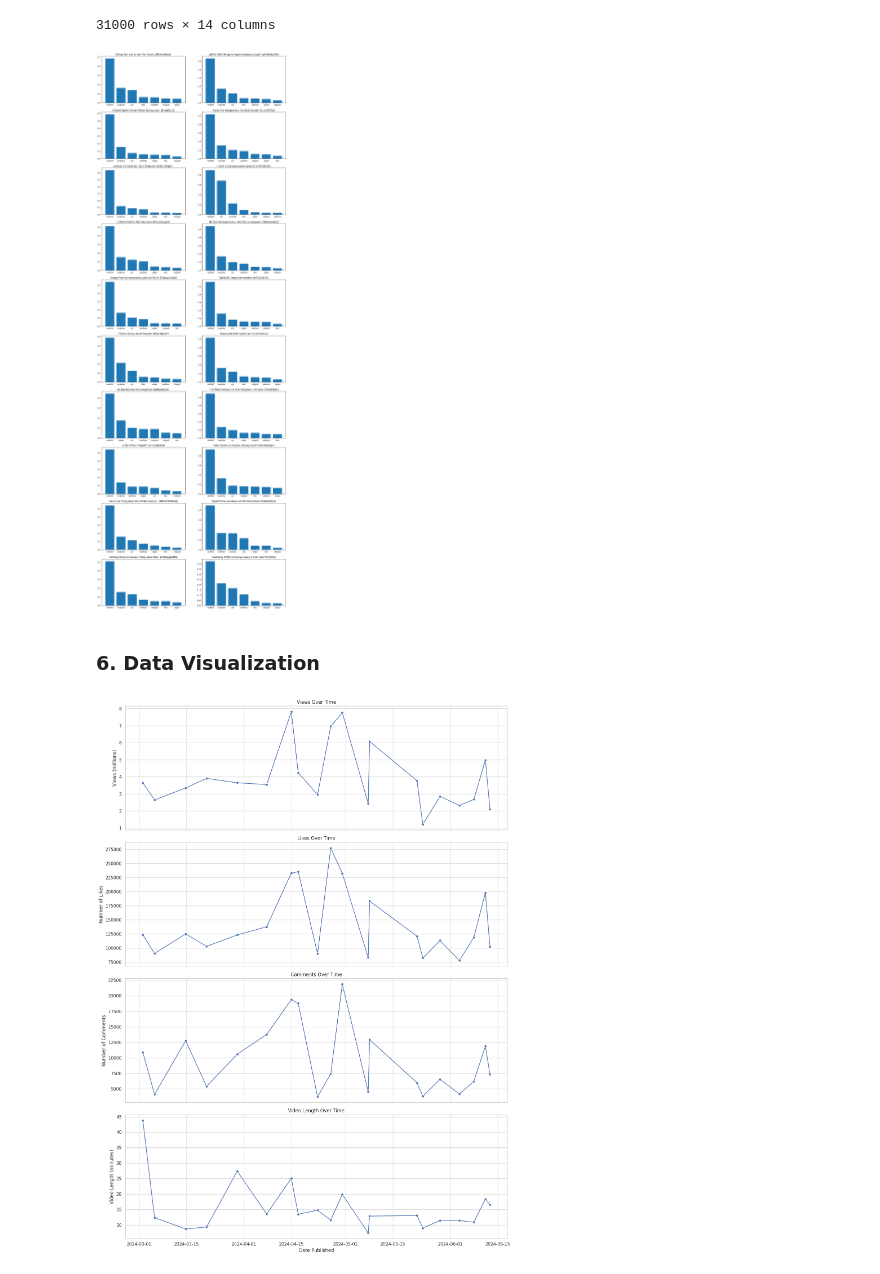
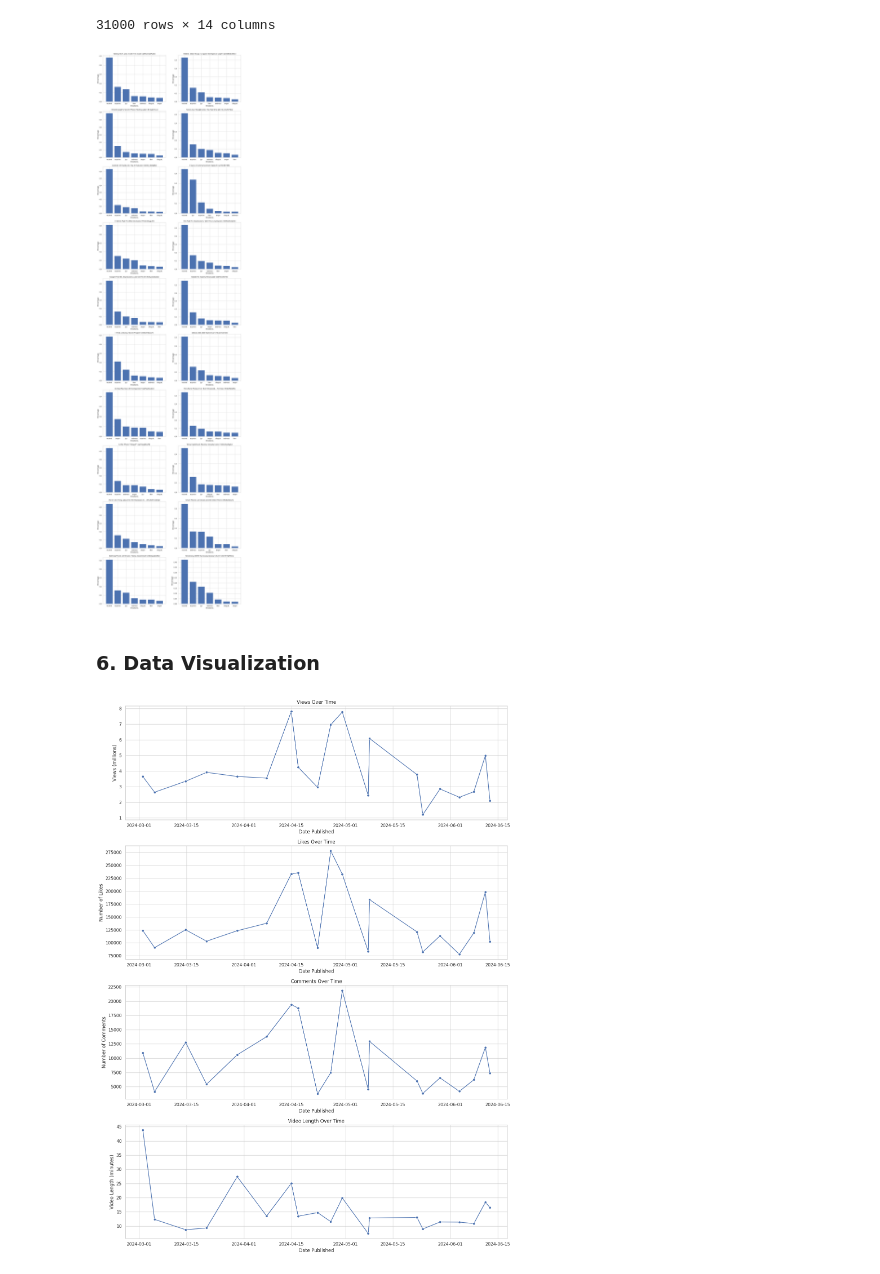
Before and after one commit to OctavianNistora/DM-Project, a Jupyter notebook: DM_Project.ipynb, the cells around one changed output. Saved outputs shown, nothing was run; the diff lists cells and outputs as text; code cells hidden in the pictures.

```diff
--- a/DM_Project.ipynb
+++ b/DM_Project.ipynb
@@ -795,15 +798,17 @@ for comment_graph_info in sentiment_comment_df[['Video ID', 'Video Title']].drop
 # Create a figure with subplots to display the dominant emotion and the percentage of each emotion for each video in a bar graph
 figure, axis = plt.subplots(gridsVertical, gridsHorizontal)
 figure.set_figwidth(18)
-figure.set_figheight(54)
+figure.set_figheight(72)
 
 # Loop through the comment graph information list and create a bar graph for each video
 for i in range(gridsVertical):
   for j in range(gridsHorizontal):
     axis[i, j].bar(comment_graph_info_list[i*gridsHorizontal+j][2], comment_graph_info_list[i*gridsHorizontal+j][3])
     axis[i, j].set_title(f'{comment_graph_info_list[i*gridsHorizontal+j][1]} ({comment_graph_info_list[i*gridsHorizontal+j][0]})')
+    axis[i, j].set_xlabel('Emotions')
+    axis[i, j].set_ylabel('Percentage')
 # %% [output]
-[figure, old version]
+[figure, new version]
 # %% [markdown]
 ### 6. Data Visualization
 # %%
@@ -847,34 +852,34 @@ def plain_formatter(x, pos):
     return '%1.0f' % x
 
 # Create subplots for each metric
-fig, axes = plt.subplots(4, 1, figsize=(15, 20), sharex=True)
+fig, axes = plt.subplots(4, 1, figsize=(15, 20))
 
 # Plotting Views
 sns.lineplot(ax=axes[0], x='Date Published', y='No. Views (millions)', data=clean_video_df, marker='o')
 axes[0].set_title('Views Over Time')
 axes[0].set_ylabel('Views (millions)')
 
 # Plotting Likes
 sns.lineplot(ax=axes[1], x='Date Published', y='No. Likes', data=clean_video_df, marker='o')
 axes[1].set_title('Likes Over Time')
 axes[1].set_ylabel('Number of Likes')
 
 # Plotting Comments
 sns.lineplot(ax=axes[2], x='Date Published', y='No. Comments', data=clean_video_df, marker='o')
 axes[2].set_title('Comments Over Time')
 axes[2].set_ylabel('Number of Comments')
 
 # Plotting Video Length
 sns.lineplot(ax=axes[3], x='Date Published', y='Video Length (minutes)', data=clean_video_df, marker='o')
 axes[3].set_title('Video Length Over Time')
 axes[3].set_ylabel('Video Length (minutes)')
 axes[3].set_xlabel('Date Published')
 axes[3].yaxis.set_major_formatter(FuncFormatter(plain_formatter))
 
 # Adjust layout for better spacing
 plt.tight_layout()
 
 # Show the plot
 plt.show()
 # %% [output]
-[figure, old version]
+[figure, new version]
```
Also changed, not shown: parts of 8 cells of this notebook.
